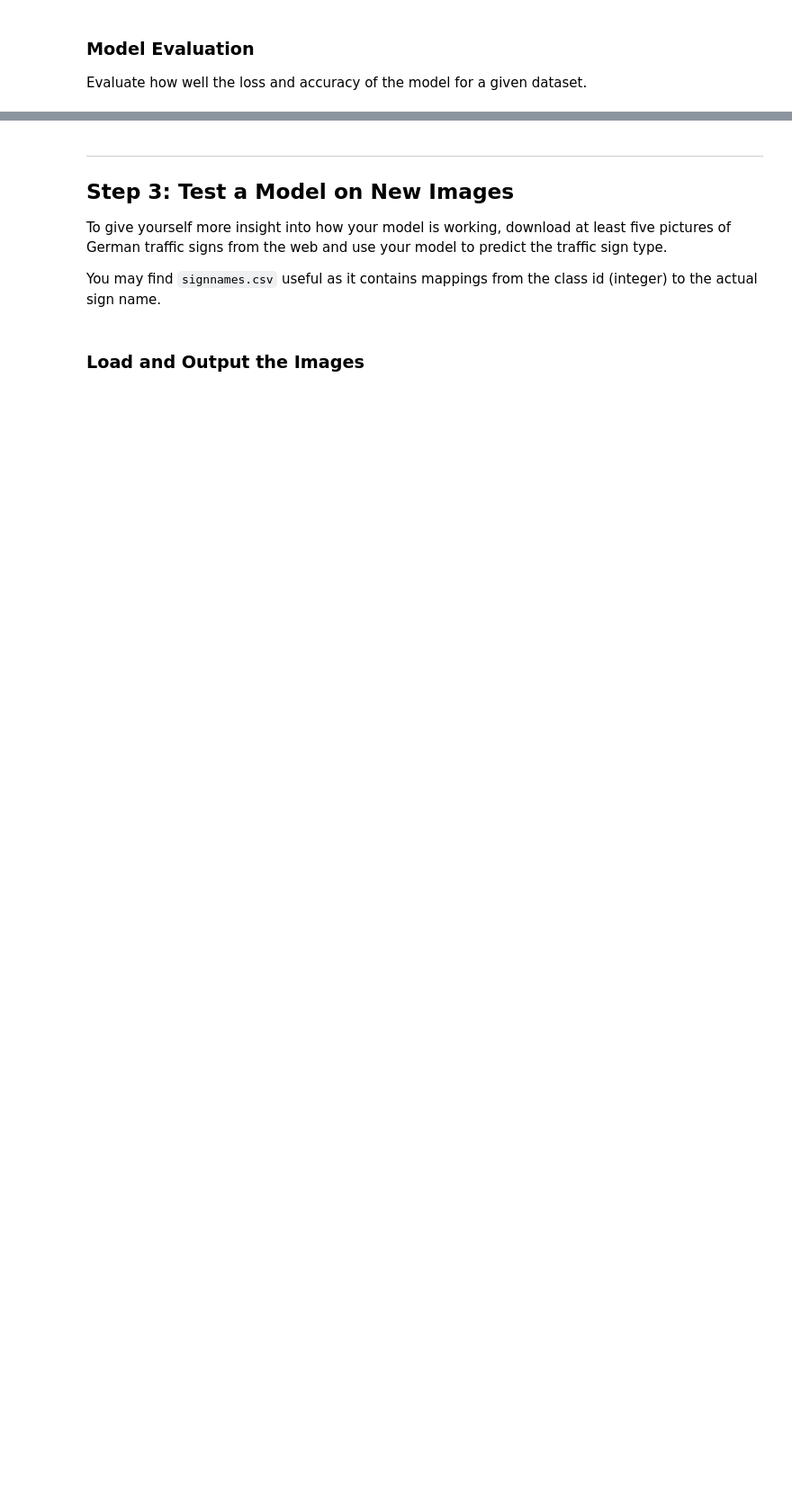
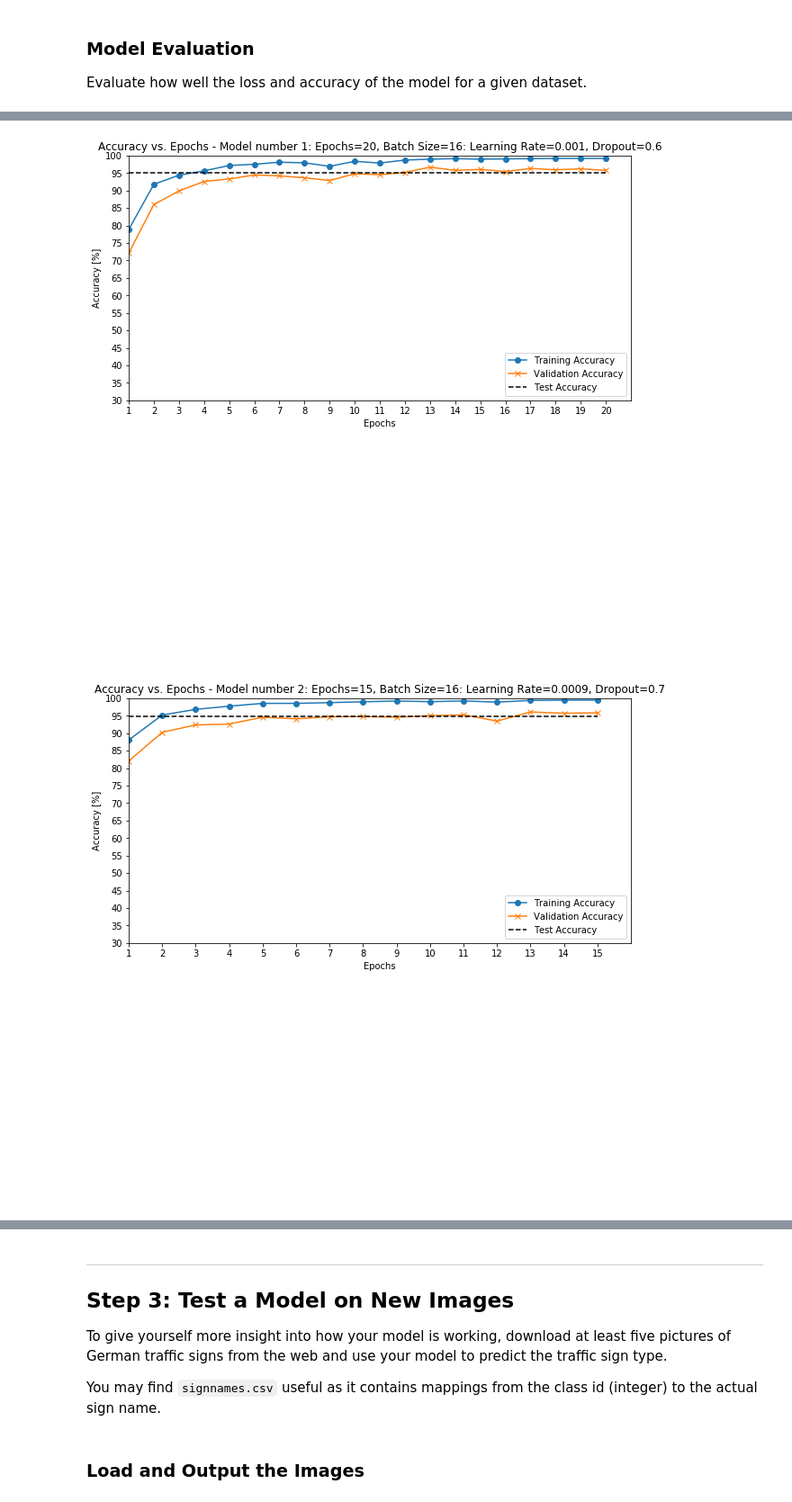
Before and after one commit to mhusseinsh/CarND-Traffic-Sign-Classifier-Project, a Jupyter notebook: Traffic_Sign_Classifier.ipynb, the cells around one changed output, grey strips where cells are left out. Shown at 90% size. Drawn from its saved outputs; the diff is of its cells as text; code cells hidden in the pictures; blank space fills up the shorter version.

```diff
--- a/Traffic_Sign_Classifier.ipynb
+++ b/Traffic_Sign_Classifier.ipynb
@@ -356,7 +373,7 @@ def LeNet(x):
     conv1 = tf.nn.relu(conv1)
 
     # Pooling. Input = 28x28x6. Output = 14x14x6.
-    conv1 = tf.nn.max_pool(conv1, ksize=[1, 2, 2, 1], strides=[1, 2, 2, 1], padding='VALID')
+    conv1 = tf.nn.max_pool(conv1, ksize=[1, 2, 2, 1], strides=[1, 2, 2, 1], padding='VALID', name='convolution1')
 
     # Layer 2: Convolutional. Output = 10x10x16.
     conv2_W = tf.Variable(tf.truncated_normal(shape=(5, 5, 6, 16), mean = mu, stddev = sigma))
@@ -367,12 +384,12 @@ def LeNet(x):
     conv2 = tf.nn.relu(conv2)
 
     # Pooling. Input = 10x10x16. Output = 5x5x16.
-    conv2 = tf.nn.max_pool(conv2, ksize=[1, 2, 2, 1], strides=[1, 2, 2, 1], padding='VALID')
+    conv2 = tf.nn.max_pool(conv2, ksize=[1, 2, 2, 1], strides=[1, 2, 2, 1], padding='VALID', name='convolution2')
 
     # Flatten. Input = 5x5x16. Output = 400.
     fc0   = flatten(conv2)
 
-    #Dropout
+    # Dropout
     fc0 = tf.nn.dropout(fc0, keep_prob)
 
 
@@ -383,6 +400,9 @@ def LeNet(x):
 
     # Activation.
     fc1    = tf.nn.relu(fc1)
+
+    # Dropout
+    fc1 = tf.nn.dropout(fc1, keep_prob)
 
     # Layer 4: Fully Connected. Input = 120. Output = 84.
     fc2_W  = tf.Variable(tf.truncated_normal(shape=(120, 84), mean = mu, stddev = sigma))
@@ -451,0 +581,49 @@ Evaluate how well the loss and accuracy of the model for a given dataset.
+# %%
+import heapq
+import itertools
+results_file = open("results.pkl", "rb")
+results = pickle.load(results_file)
+results.popitem()
+test_accuracies = []
+for test in results:
+    test_accuracies.append(results[test]["test_accuracy"])
+
+best_accuracies = heapq.nlargest(3, zip(test_accuracies, itertools.count()))
+# %%
+for i, best in enumerate(best_accuracies):
+    index = best[1]
+    test_accuracy = best[0]
+    best_epoch = results[index]["EPOCHS"]
+    best_batch = results[index]["BATCH_SIZE"]
+    best_rate = results[index]["rate"]
+    best_prob = results[index]["prob"]
+    best_tr_acc = results[index]["training_accuracies"]
+    best_val_acc = results[index]["validation_accuracies"]
+
+    fig = plt.figure(figsize = (10,5))
+    plt.plot(range(1,best_epoch+1), best_tr_acc, '-o', label = 'Training Accuracy')
+    plt.plot(range(1,best_epoch+1), best_val_acc, '-x', label = "Validation Accuracy")
+    plt.plot(range(1,best_epoch+1), [test_accuracy*100]*best_epoch, '--k', label = 'Test Accuracy')
+    plt.xlabel('Epochs')
+    plt.ylabel('Accuracy [%]')
+    plt.xlim(1, best_epoch+1)
+    plt.ylim(30,100)
+    plt.xticks(np.arange(1, best_epoch+1, 1))
+    plt.yticks(np.arange(30,105,5))
+    plt.title('Accuracy vs. Epochs' + " - Model number " + str(i+1) + ": Epochs=" + str(best_epoch)
+              + ", Batch Size=" + str(best_batch) + ": Learning Rate=" + str(best_rate)
+              + ", Dropout=" + str(best_prob))
+    plt.legend(loc = 'lower right')
+    plt.show()
+    plt.gca().set_axis_off()
+    #plt.subplots_adjust(top = 1, bottom = 0, right = 1, left = 0, hspace = 0, wspace = 0)
+    plt.margins(0,0)
+    plt.gca().xaxis.set_major_locator(plt.NullLocator())
+    plt.gca().yaxis.set_major_locator(plt.NullLocator())
+    fig.savefig("images/model"+str(i+1)+".png", bbox_inches = 'tight', pad_inches = 0)
+    plt.show()
+# %% [output]
+[figure, added]
+[figure, added]
+[figure, added]
+[figure, added]
```
Also changed, not shown: parts of 42 cells of this notebook, 12 other files.
